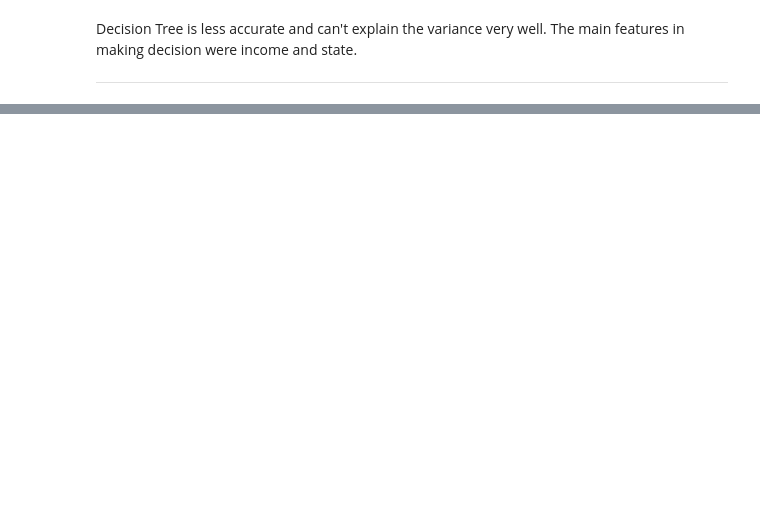
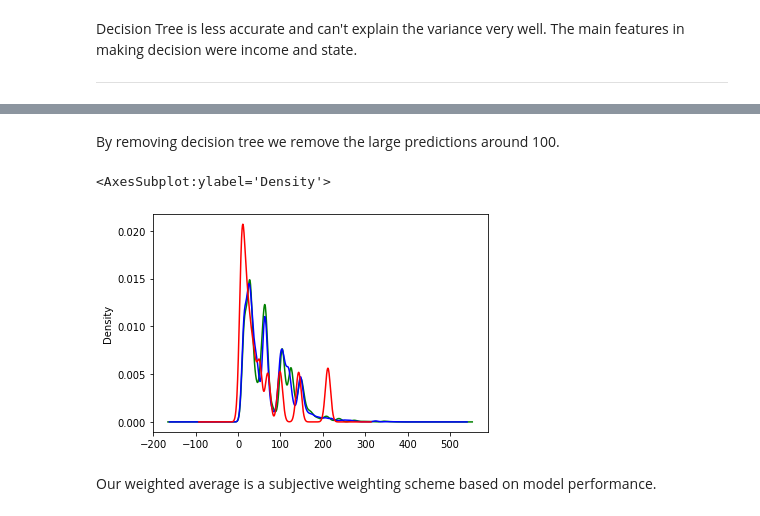
Before and after one commit to jacobweiss2305/ltv-model, a Jupyter notebook: model/notebooks/main.ipynb, the cells around one changed output, grey strips where cells are left out. Saved outputs shown, nothing was run; the diff lists cells and outputs as text; code cells hidden in the pictures; blank space fills up the shorter version.

```diff
--- a/model/notebooks/main.ipynb
+++ b/model/notebooks/main.ipynb
@@ -626,0 +796,11 @@ MemoryError: Unable to allocate 10.4 TiB for an array with shape (90, 1587570840
+# %% [markdown]
+By removing decision tree we remove the large predictions around 100.
+# %%
+inference.gradBoostReg_pred.plot.density(color='green')
+inference.gradBoostRegPeaks_pred.plot.density(color='blue')
+inference.bayes_ltv_prediction.plot.density(color='red')
+# %% [output]
+<AxesSubplot:ylabel='Density'>
+[figure, added]
+# %% [markdown]
+Our weighted average is a subjective weighting scheme based on model performance.
```
Also changed, not shown: parts of 58 cells of this notebook, 1 other file.
